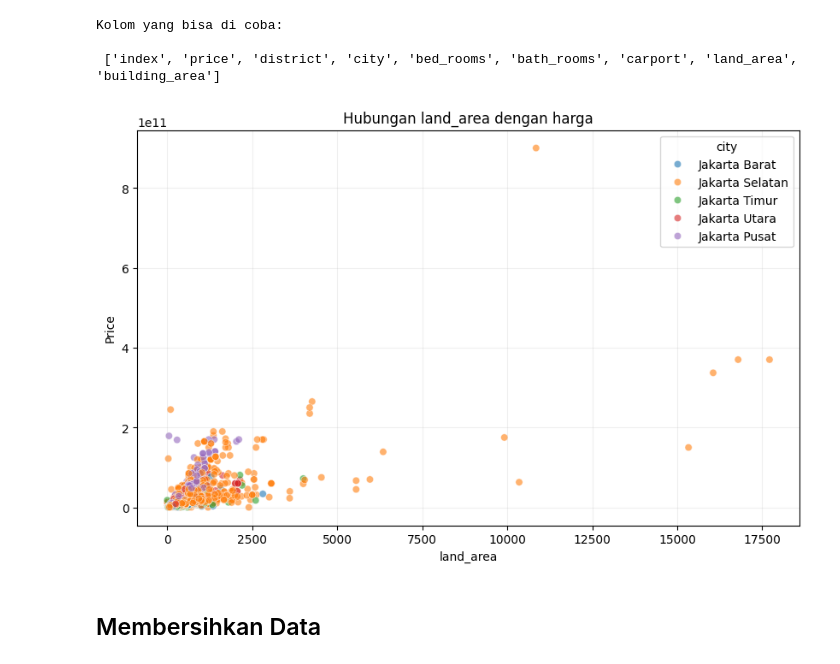
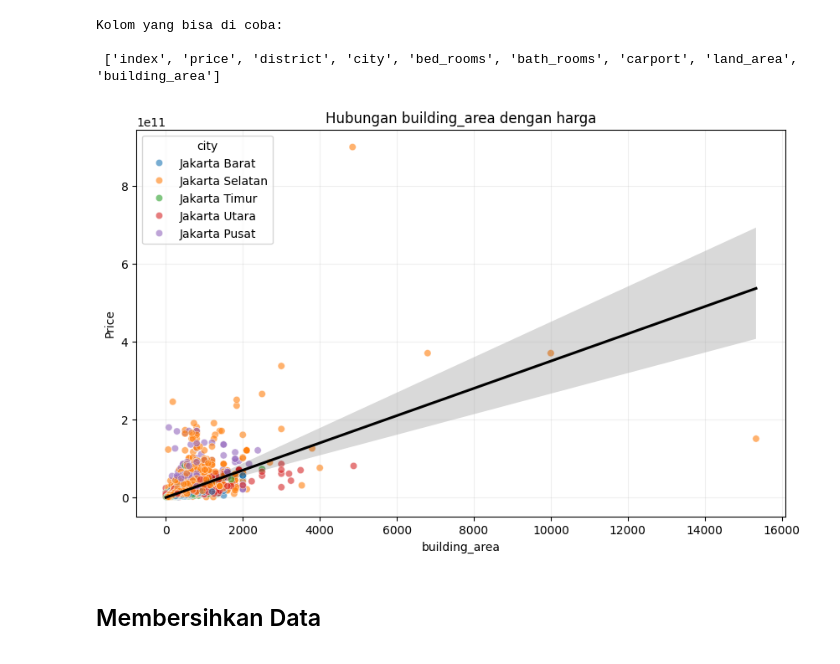
Before and after one commit to jeremzhg/BNCC-ML-Workshop, a Jupyter notebook: answer/regression_answer.ipynb, the cells around one changed output. Cells and saved outputs as stored; diff of their text form; code cells hidden in the pictures.

Commit message:
fix: added regression line on scatter plot

```diff
--- a/answer/regression_answer.ipynb
+++ b/answer/regression_answer.ipynb
@@ -302,26 +302,36 @@ Kolom yang bisa di coba:
 # %%
 # TODO: kolom yang dapat di isi berdasarkan kolom yang tersedia pada output di atas
 
-X_COLUMN = "land_area"
+X_COLUMN = "building_area"
 
 plt.figure(figsize=(10, 6))
 
+# Scatter plot
 sns.scatterplot(
     data=df,
     x=X_COLUMN,
     y="price",
     hue="city",
     alpha=0.6
 )
 
+# Linear regression line
+sns.regplot(
+    data=df,
+    x=X_COLUMN,
+    y="price",
+    scatter=False,
+    color="black"
+)
+
 plt.title(f"Hubungan {X_COLUMN} dengan harga")
 plt.xlabel(X_COLUMN)
 plt.ylabel("Price")
 plt.grid(alpha=0.2)
 
 plt.show()
 # %% [output]
-[figure, old version]
+[figure, new version]
 # %% [markdown]
 ## Membersihkan Data
 # %% [markdown]
```
Also changed, not shown: 1 other file.
